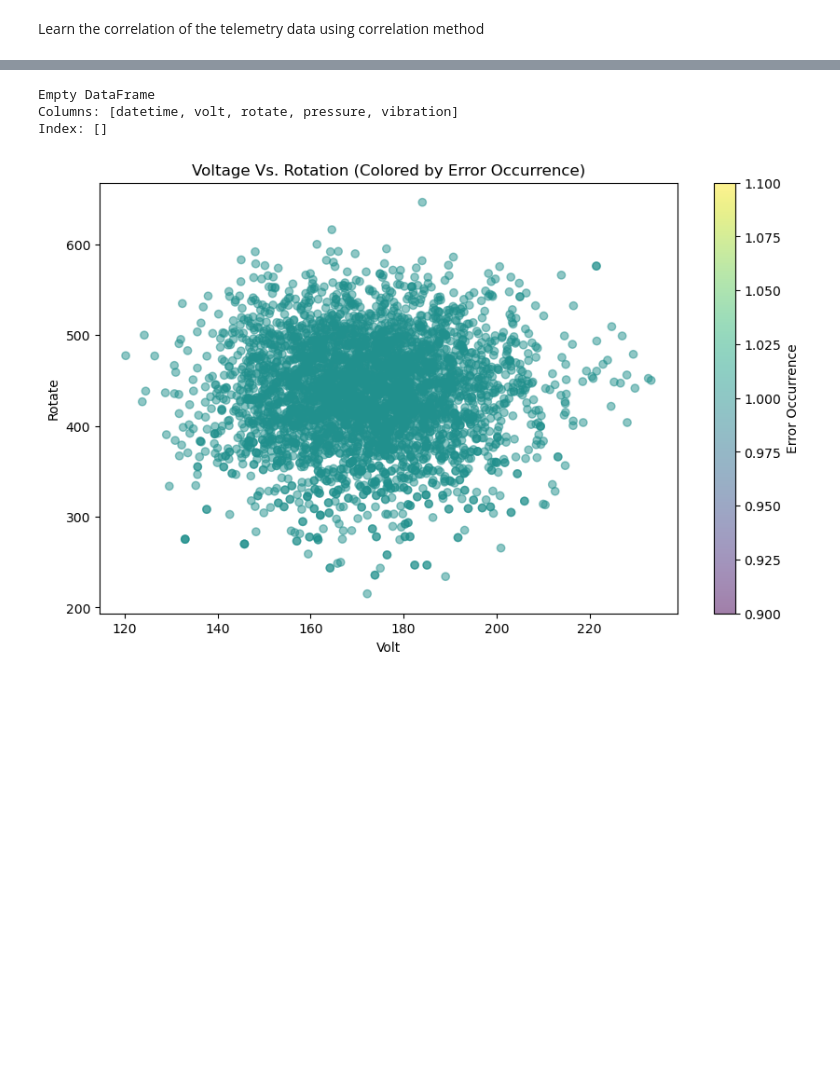
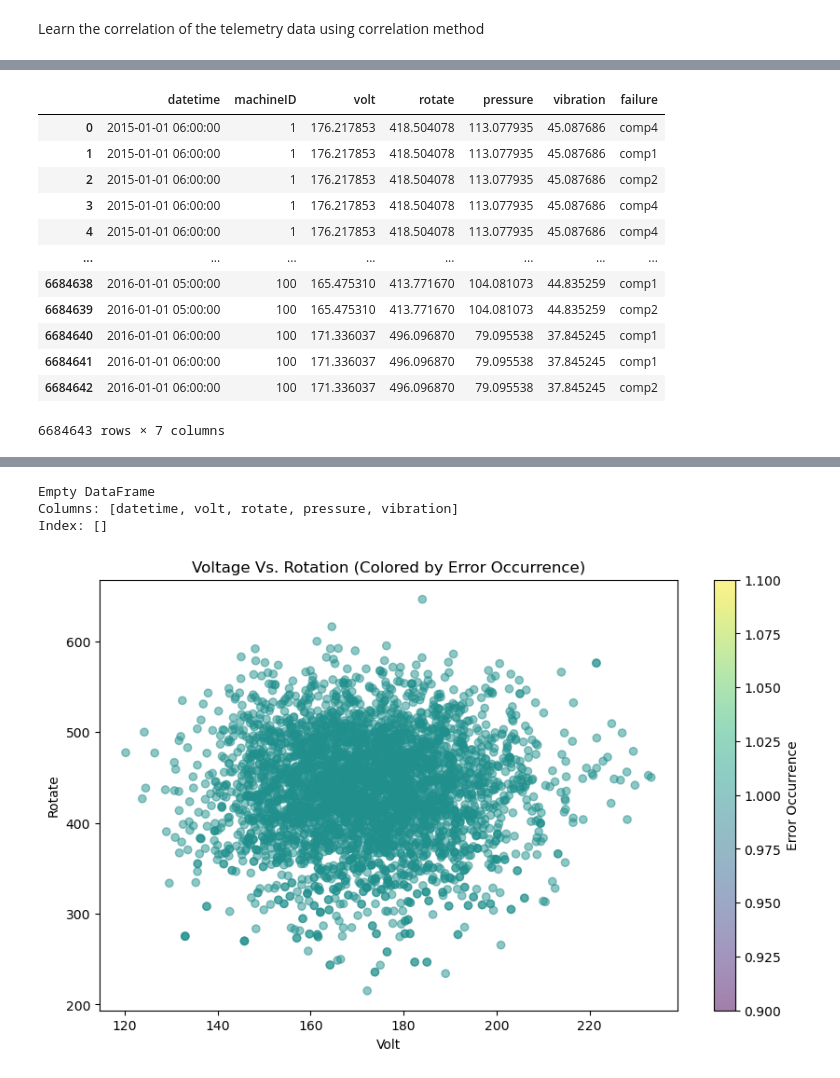
Before and after one commit to Nunusavi/Predictive-Maintenance-for-Industrial-Equipment, a Jupyter notebook: Data processing.ipynb, the cells around one changed output, grey strips where cells are left out. Saved outputs shown, nothing was run; the diff lists cells and outputs as text; code cells hidden in the pictures; blank space fills up the shorter version.

```diff
--- a/Data processing.ipynb
+++ b/Data processing.ipynb
@@ -250,0 +212,25 @@ NameError: name 'telemetry_With_failures' is not defined
+# %%
+merged_failure = pd.merge(telemetry, failures[['machineID', 'failure']], how='left', on='machineID')
+
+failed_telemery = merged_failure[merged_failure['failure'].notnull()]
+
+# encode the failure column to 1 and 0
+failed_telemery = failed_telemery.replace({'comp1': 1, 'comp2': 2, 'comp3': 3, 'comp4': 4, 'comp5': 5})
+
+
+
+display(merged_failure)
+# %% [output]
+|  | datetime | machineID | volt | rotate | pressure | vibration | failure |
+| 0 | 2015-01-01 06:00:00 | 1 | 176.217853 | 418.504078 | 113.077935 | 45.087686 | comp4 |
+| 1 | 2015-01-01 06:00:00 | 1 | 176.217853 | 418.504078 | 113.077935 | 45.087686 | comp1 |
+| 2 | 2015-01-01 06:00:00 | 1 | 176.217853 | 418.504078 | 113.077935 | 45.087686 | comp2 |
+| 3 | 2015-01-01 06:00:00 | 1 | 176.217853 | 418.504078 | 113.077935 | 45.087686 | comp4 |
+| 4 | 2015-01-01 06:00:00 | 1 | 176.217853 | 418.504078 | 113.077935 | 45.087686 | comp4 |
+| ... | ... | ... | ... | ... | ... | ... | ... |
+| 6684638 | 2016-01-01 05:00:00 | 100 | 165.475310 | 413.771670 | 104.081073 | 44.835259 | comp1 |
+| 6684639 | 2016-01-01 05:00:00 | 100 | 165.475310 | 413.771670 | 104.081073 | 44.835259 | comp2 |
+| 6684640 | 2016-01-01 06:00:00 | 100 | 171.336037 | 496.096870 | 79.095538 | 37.845245 | comp1 |
+| 6684641 | 2016-01-01 06:00:00 | 100 | 171.336037 | 496.096870 | 79.095538 | 37.845245 | comp1 |
+| 6684642 | 2016-01-01 06:00:00 | 100 | 171.336037 | 496.096870 | 79.095538 | 37.845245 | comp2 |
+6684643 rows × 7 columns
```
Also changed, not shown: parts of 20 cells of this notebook, 3 other files.
